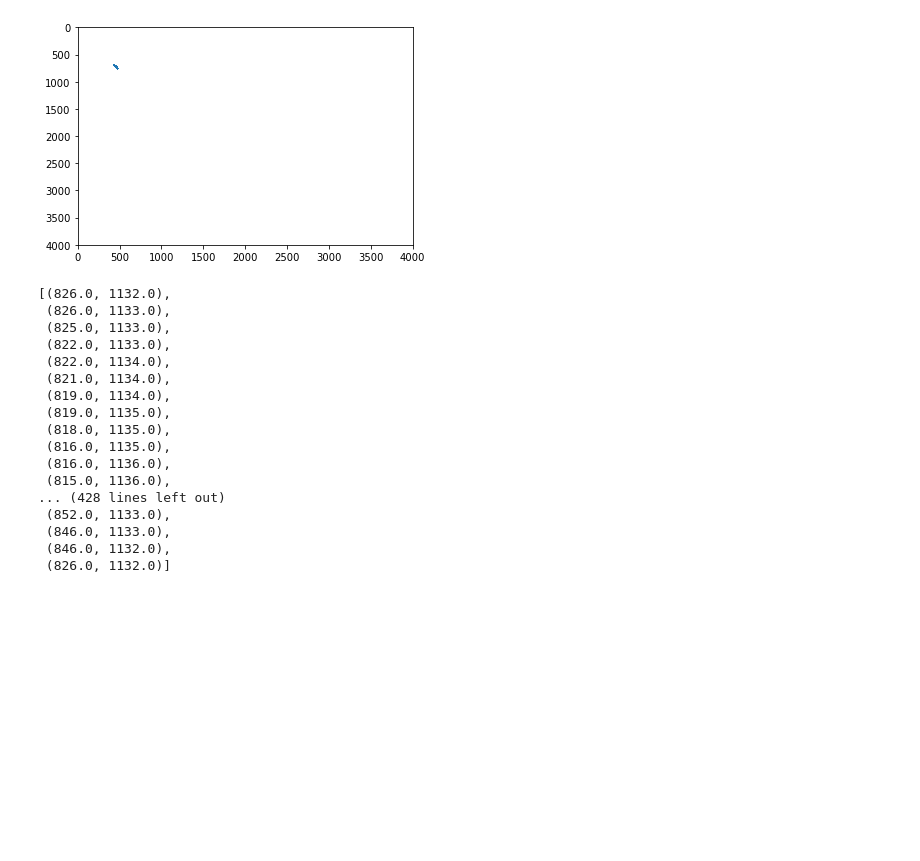
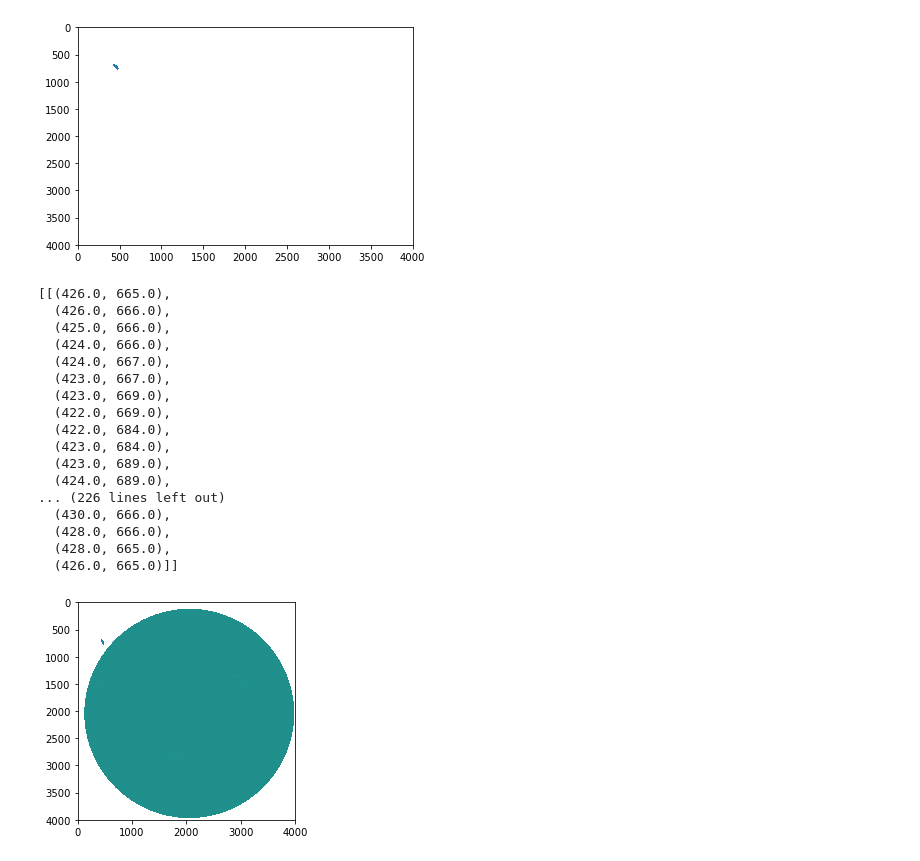
Before and after one commit to akisen/Predict_Solar_Flare_Mrcnn, a Jupyter notebook: src_dataset/Convert_bitmap_to_polygon.ipynb, the cells around one changed output. Drawn from its saved outputs; the diff is of its cells as text; code cells hidden in the pictures; blank space fills up the shorter version.

```diff
--- a/src_dataset/Convert_bitmap_to_polygon.ipynb
+++ b/src_dataset/Convert_bitmap_to_polygon.ipynb
@@ -429,22 +429,38 @@ def pickle_load(path):
         data = pickle.load(f)
         return data
 coord_series = pickle_load("/home/akito/Documents/Documents/Predict_Solar_Flare_Mrcnn/src_dataset/Coord_series.pickle")
-coord_series["2010-05-03  00:00:00"][0][0]
+coord_series["2010-05-01 00:00:00"]
 # %% [output]
-[(826.0, 1132.0),
- (826.0, 1133.0),
- (825.0, 1133.0),
- (822.0, 1133.0),
- (822.0, 1134.0),
- (821.0, 1134.0),
- (819.0, 1134.0),
- (819.0, 1135.0),
- (818.0, 1135.0),
- (816.0, 1135.0),
- (816.0, 1136.0),
- (815.0, 1136.0),
-... (428 lines left out)
- (852.0, 1133.0),
- (846.0, 1133.0),
- (846.0, 1132.0),
- (826.0, 1132.0)]
+[[(426.0, 665.0),
+  (426.0, 666.0),
+  (425.0, 666.0),
+  (424.0, 666.0),
+  (424.0, 667.0),
+  (423.0, 667.0),
+  (423.0, 669.0),
+  (422.0, 669.0),
+  (422.0, 684.0),
+  (423.0, 684.0),
+  (423.0, 689.0),
+  (424.0, 689.0),
+... (226 lines left out)
+  (430.0, 666.0),
+  (428.0, 666.0),
+  (428.0, 665.0),
+  (426.0, 665.0)]]
+# %%
+import sunpy.map
+map = sunpy.map.Map("/media/akito/Data/HMI_REGION/2010/hmi.M_45s.20100501_000000_TAI.2.magnetogram.fits")
+def show_polygon_map(polygon,map):
+    plt.figure(1)
+    ax = plt.subplot(1,1,1)
+    plt.xlim(0,4000)
+    ax.set_ylim([4000,0]); #y軸を反転
+    ax.imshow(map)
+    p = pat.Polygon(polygon)
+    ax.add_patch(p)
+    plt.show()
+
+show_polygon_map(coord_series["2010-05-01 00:00:00"][0],map.data)
+# %% [output]
+[figure, added]
```
Also changed, not shown: 2 other files.
